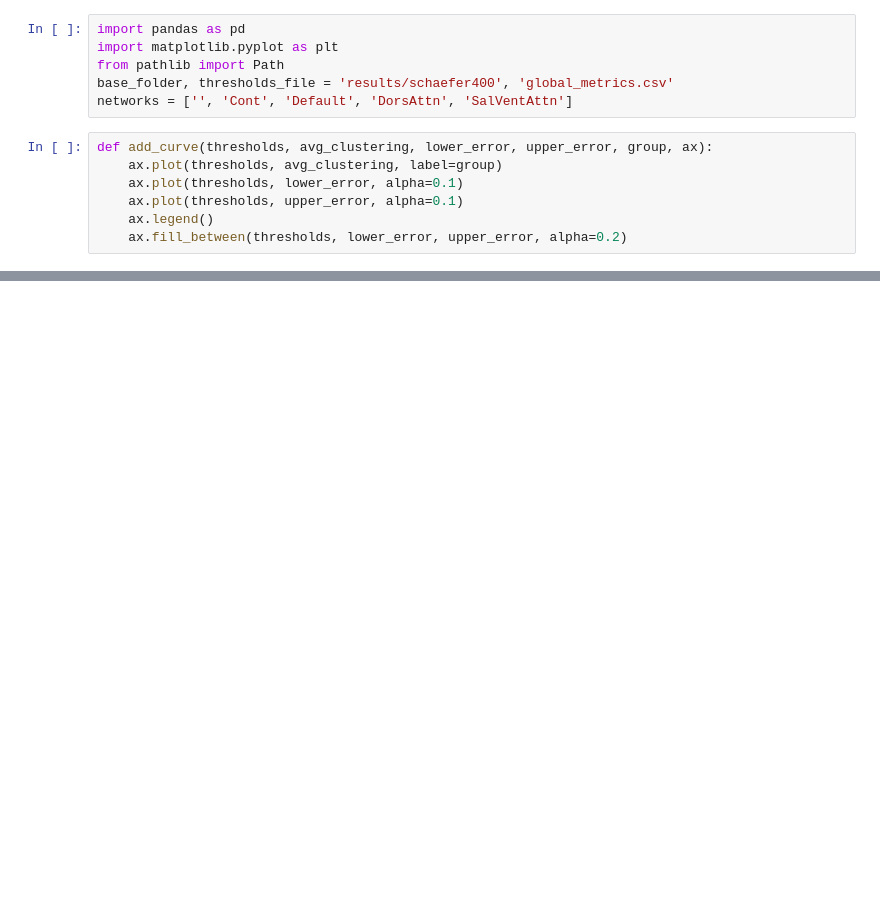
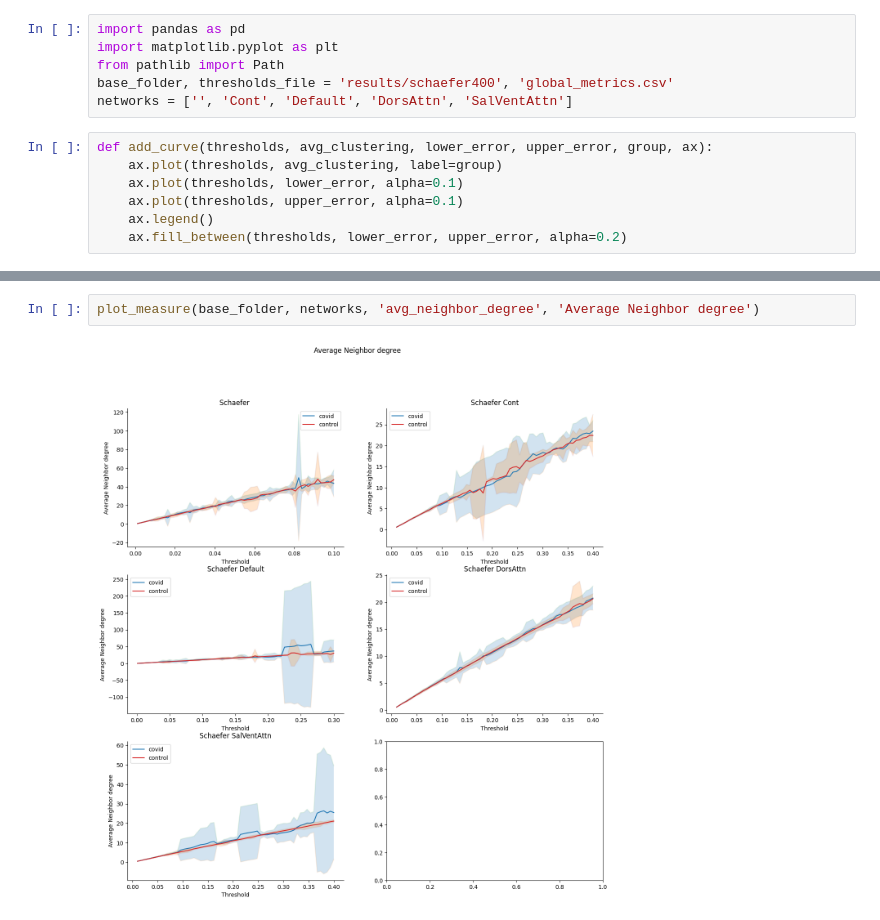
Before and after one commit to FerminT/fMRI_postcovid, a Jupyter notebook: plot_thresholds.ipynb, the cells around one changed output, grey strips where cells are left out. Saved outputs shown, nothing was run; the diff lists cells and outputs as text; blank space fills up the shorter version.

```diff
--- a/plot_thresholds.ipynb
+++ b/plot_thresholds.ipynb
@@ -37,0 +41,4 @@ plt.show()
+# %%
+plot_measure(base_folder, networks, 'avg_neighbor_degree', 'Average Neighbor degree')
+# %% [output]
+[figure, added]
```
Also changed, not shown: parts of 2 cells of this notebook.
